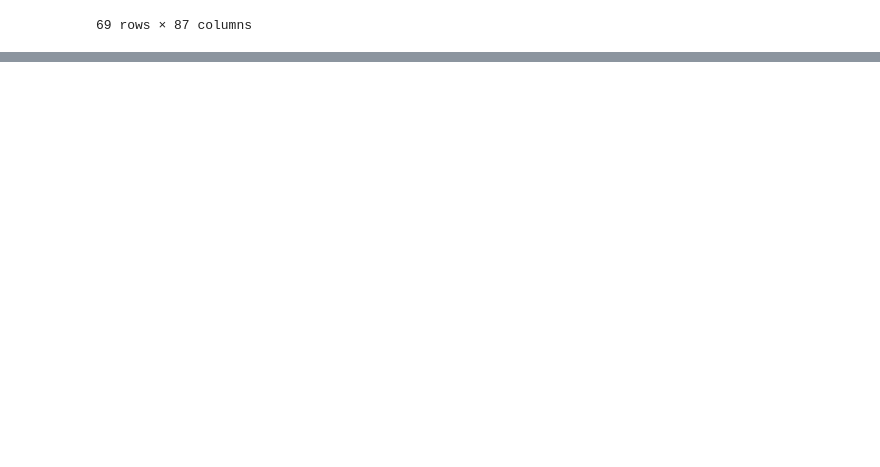
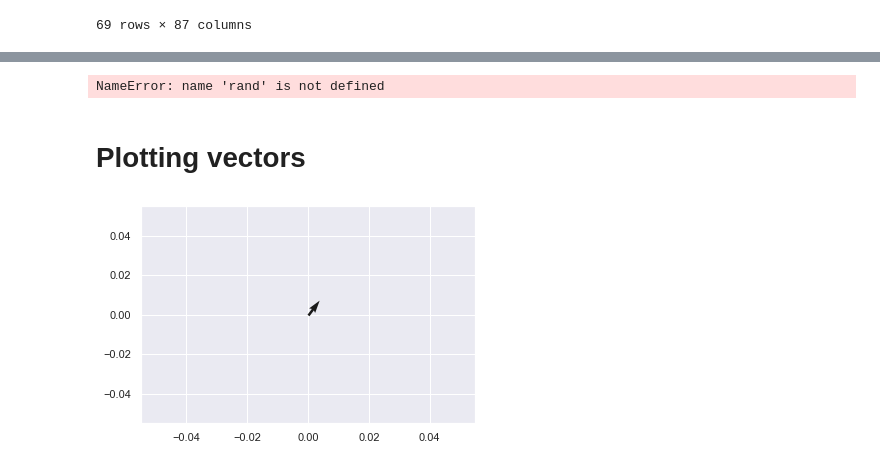
Before and after one commit to Insitium/Deep-learning-GUVI-DL, a Jupyter notebook: DL - 101/Untitled.ipynb, the cells around one changed output, grey strips where cells are left out. Cells and saved outputs as stored; diff of their text form; code cells hidden in the pictures; blank space fills up the shorter version.

```diff
--- a/DL - 101/Untitled.ipynb
+++ b/DL - 101/Untitled.ipynb
@@ -161,0 +207,11 @@ ax = sns.pairplot(df,diag_kind = 'hist',hue='Pixel Density')
+# %%
+code_to_debug()
+# %% [output]
+NameError: name 'rand' is not defined
+# %% [markdown]
+# Plotting vectors
+# %%
+plt.quiver(0,0,3,4)     initial=(0,0) going towards=(3,4)
+plt.show()
+# %% [output]
+[figure, added]
```
Also changed, not shown: parts of 28 cells of this notebook, 1 other file.
